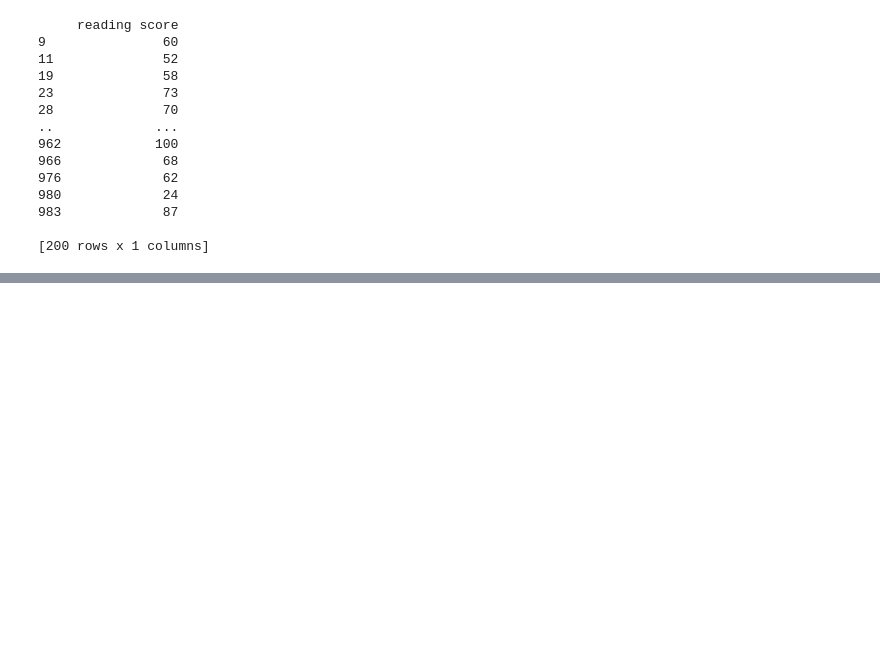
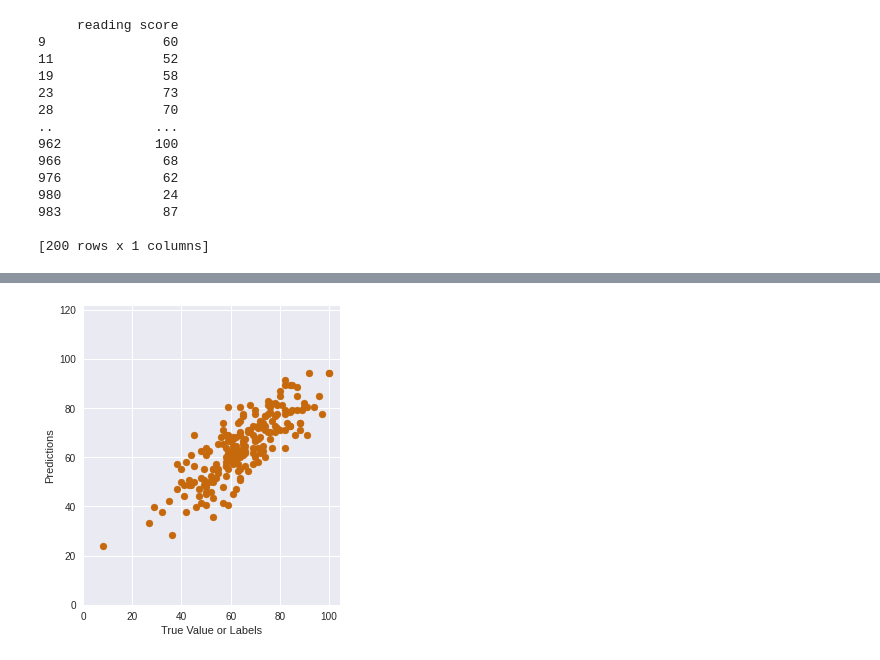
Before and after one commit to sejallotliker/MLnow_2.0, a Jupyter notebook: Linear_regression.ipynb, the cells around one changed output, grey strips where cells are left out. Saved outputs shown, nothing was run; the diff lists cells and outputs as text; code cells hidden in the pictures; blank space fills up the shorter version.

Commit message:
Error plot and prediction plot added

```diff
--- a/Linear_regression.ipynb
+++ b/Linear_regression.ipynb
@@ -291,4 +291,4 @@ print(testFeatures)
 
 [200 rows x 1 columns]
 # %%
-model.predict([testFeatures]).flatten()
+testPreds = model.predict([testFeatures]).flatten()
@@ -312,0 +316,16 @@ array([57.08151 , 49.623672, 55.21705 , 69.20049 , 66.4038  , 68.26826 ,
+# %%
+# prediciton plot - To see how well is your model predicting across the actual labels
+
+def predPlot(labels, predictions):
+  plt.scatter(labels, predictions)
+  plt.ylabel('Predictions')
+  plt.xlabel('True Value or Labels')
+  plt.axis('equal')
+  plt.axis('square')
+  plt.xlim([0, plt.xlim()[1]])
+  plt.ylim([0, plt.ylim()[1]])
+  plt.show()
+
+predPlot(testLabels, testPreds)
+# %% [output]
+[figure, added]
```
Also changed, not shown: parts of 7 cells of this notebook.
